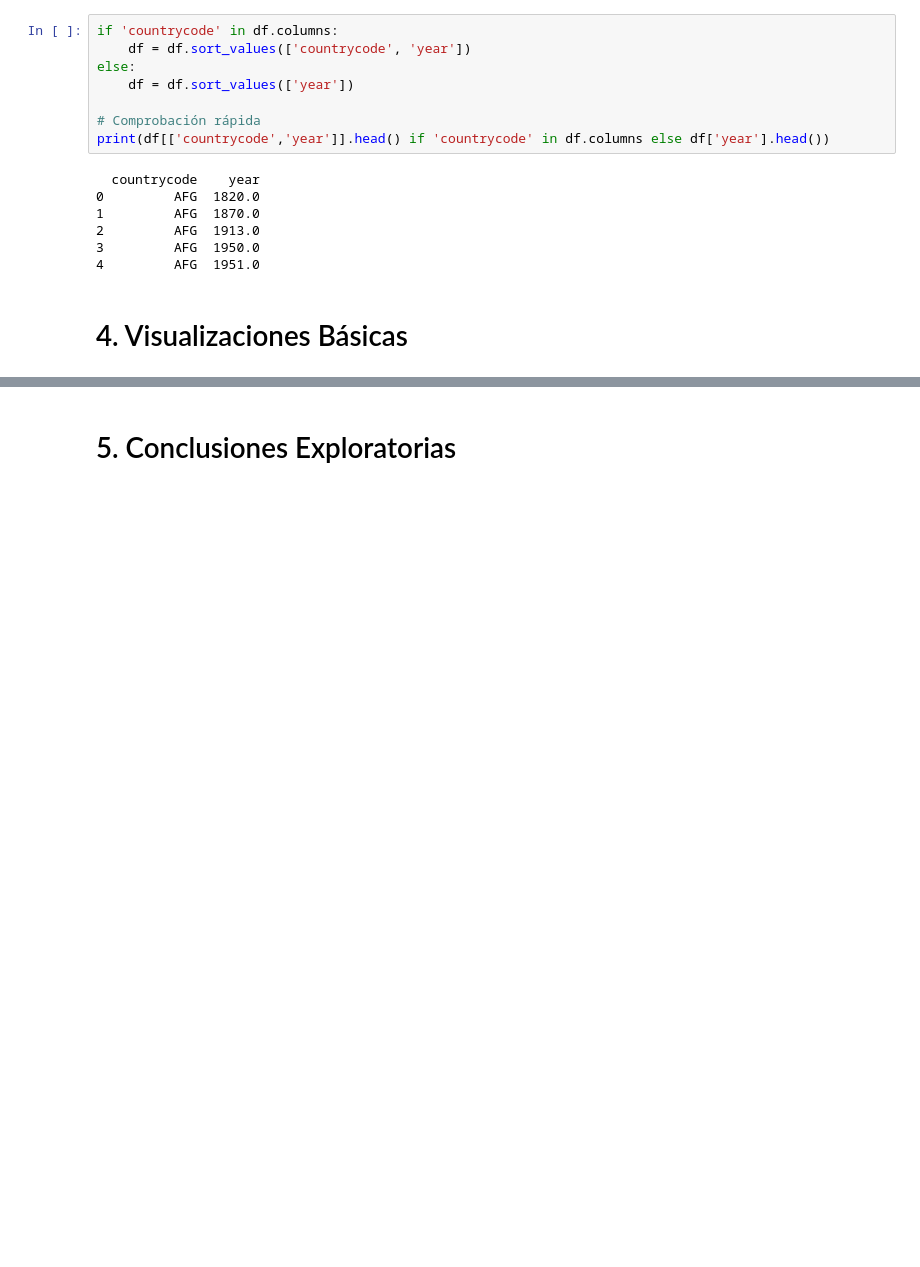
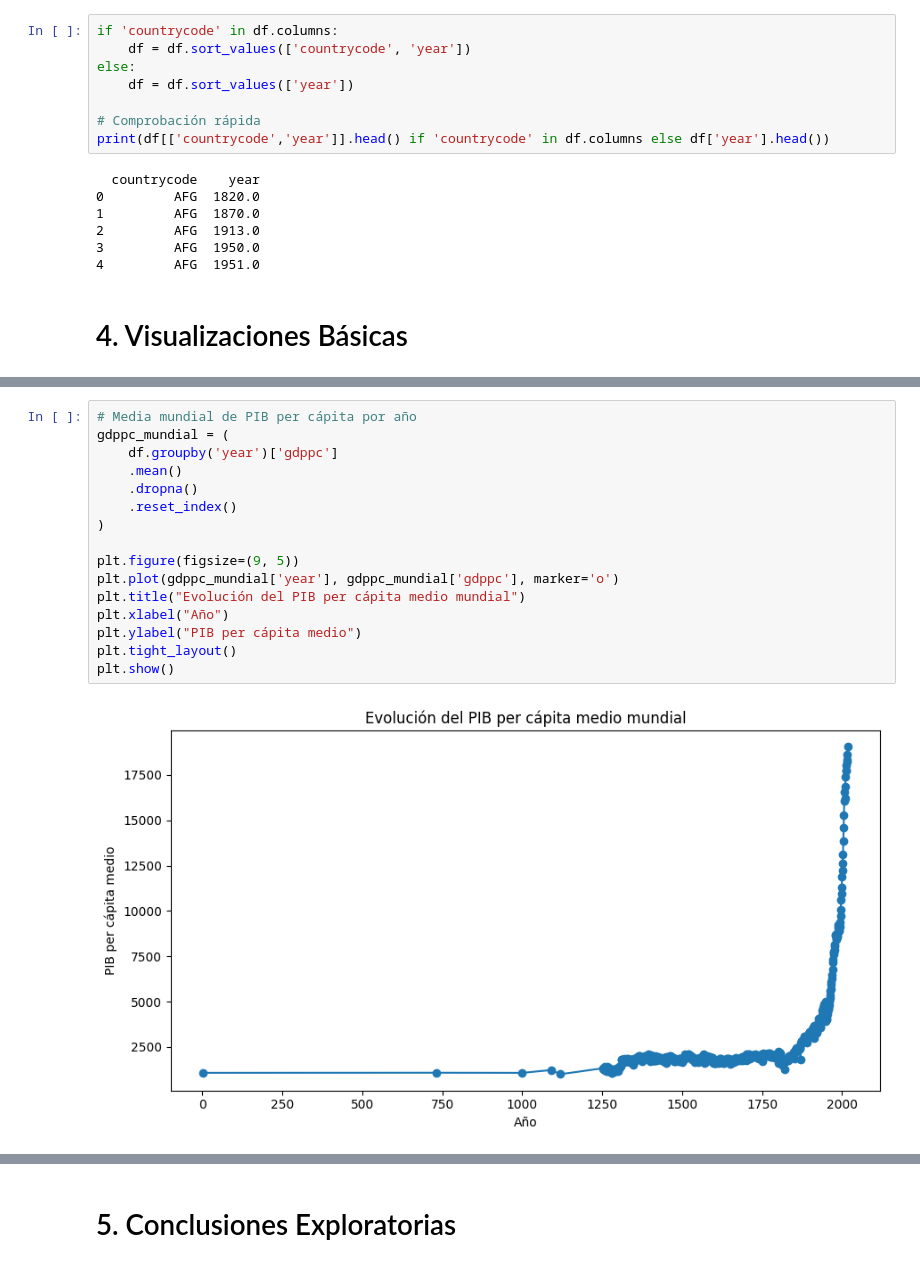
Before and after one commit to Checa38/Proyecto-1-EDA, a Jupyter notebook: notebooks/eda.ipynb, the cells around one changed output, grey strips where cells are left out. Cells and saved outputs as stored; diff of their text form; blank space fills up the shorter version.

```diff
--- a/notebooks/eda.ipynb
+++ b/notebooks/eda.ipynb
@@ -411,0 +450,18 @@ print(df[['countrycode','year']].head() if 'countrycode' in df.columns else df['
+# %%
+# Media mundial de PIB per cápita por año
+gdppc_mundial = (
+    df.groupby('year')['gdppc']
+    .mean()
+    .dropna()
+    .reset_index()
+)
+
+plt.figure(figsize=(9, 5))
+plt.plot(gdppc_mundial['year'], gdppc_mundial['gdppc'], marker='o')
+plt.title("Evolución del PIB per cápita medio mundial")
+plt.xlabel("Año")
+plt.ylabel("PIB per cápita medio")
+plt.tight_layout()
+plt.show()
+# %% [output]
+[figure, added]
```
Also changed, not shown: parts of 5 cells of this notebook.
